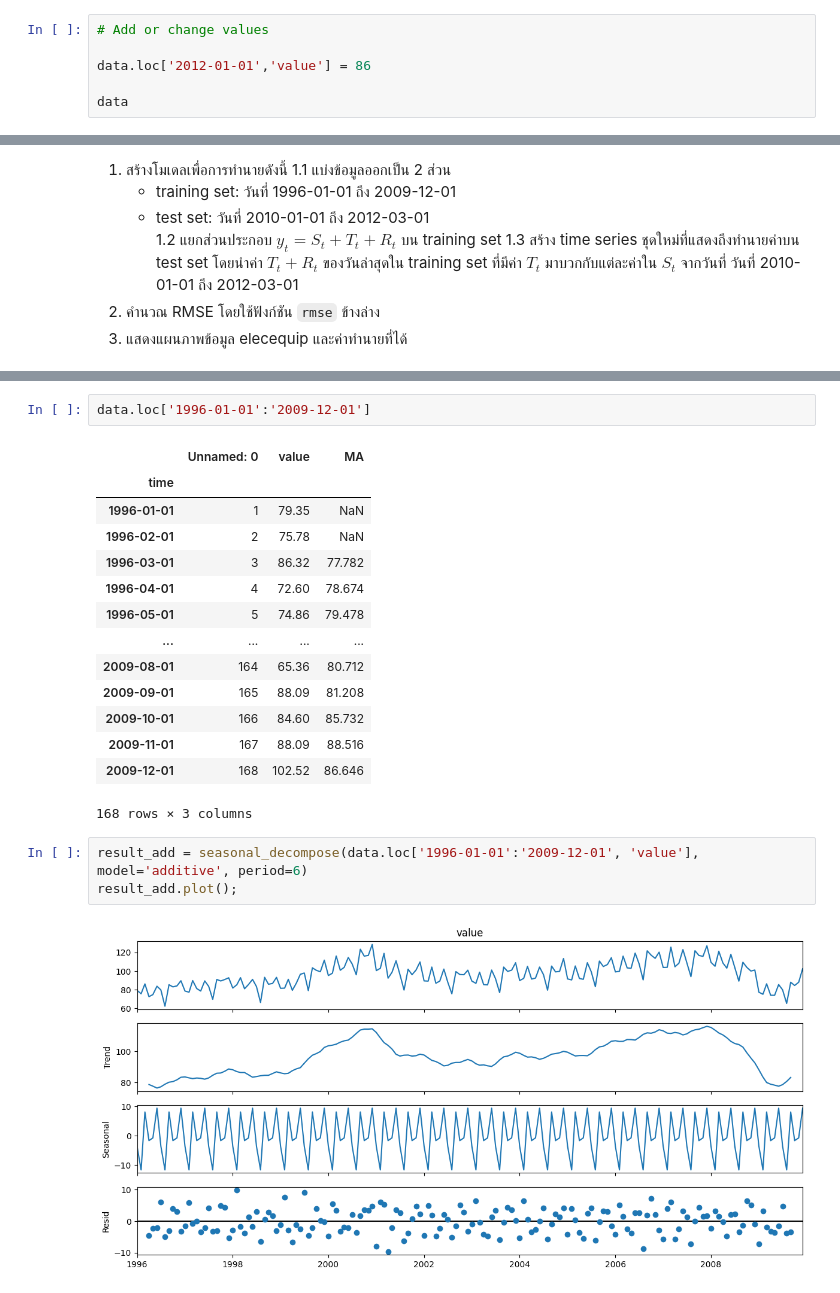
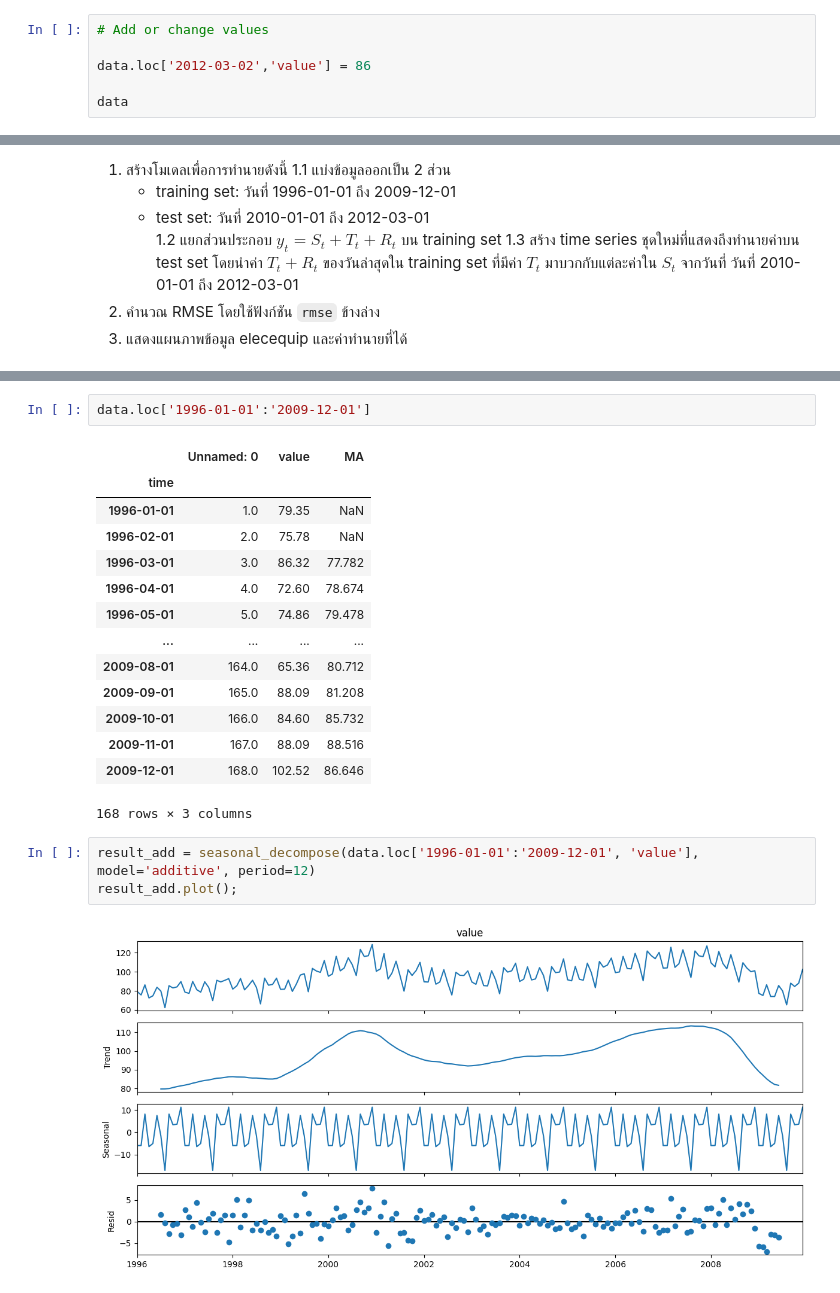
Before and after one commit to thitiwat05/229352-StatisticalLearning-or-Statistical-Learning-Labs., a Jupyter notebook: 229351-LAB07.ipynb, the cells around one changed output, grey strips where cells are left out. Cells and saved outputs as stored; diff of their text form.

```diff
--- a/229351-LAB07.ipynb
+++ b/229351-LAB07.ipynb
@@ -79,7 +81,7 @@ data
 # %%
 # Add or change values
 
-data.loc['2012-01-01','value'] = 86
+data.loc['2012-03-02','value'] = 86
 
 data
 # %% [output]
@@ -193,22 +185,22 @@ data.loc['1996-01-01':'2009-12-01']
 # %% [output]
 |  | Unnamed: 0 | value | MA |
 | time |  |  |  |
-| 1996-01-01 | 1 | 79.35 | NaN |
-| 1996-02-01 | 2 | 75.78 | NaN |
-| 1996-03-01 | 3 | 86.32 | 77.782 |
-| 1996-04-01 | 4 | 72.60 | 78.674 |
-| 1996-05-01 | 5 | 74.86 | 79.478 |
+| 1996-01-01 | 1.0 | 79.35 | NaN |
+| 1996-02-01 | 2.0 | 75.78 | NaN |
+| 1996-03-01 | 3.0 | 86.32 | 77.782 |
+| 1996-04-01 | 4.0 | 72.60 | 78.674 |
+| 1996-05-01 | 5.0 | 74.86 | 79.478 |
 | ... | ... | ... | ... |
-| 2009-08-01 | 164 | 65.36 | 80.712 |
-| 2009-09-01 | 165 | 88.09 | 81.208 |
-| 2009-10-01 | 166 | 84.60 | 85.732 |
-| 2009-11-01 | 167 | 88.09 | 88.516 |
-| 2009-12-01 | 168 | 102.52 | 86.646 |
+| 2009-08-01 | 164.0 | 65.36 | 80.712 |
+| 2009-09-01 | 165.0 | 88.09 | 81.208 |
+| 2009-10-01 | 166.0 | 84.60 | 85.732 |
+| 2009-11-01 | 167.0 | 88.09 | 88.516 |
+| 2009-12-01 | 168.0 | 102.52 | 86.646 |
 168 rows × 3 columns
 # %%
-result_add = seasonal_decompose(data.loc['1996-01-01':'2009-12-01', 'value'], model='additive', period=6)
+result_add = seasonal_decompose(data.loc['1996-01-01':'2009-12-01', 'value'], model='additive', period=12)
 result_add.plot();
 # %% [output]
-[figure, old version]
+[figure, new version]
 # %%
 data.loc['2010-01-01':'2012-03-01']
```
Also changed, not shown: parts of 13 cells of this notebook.
